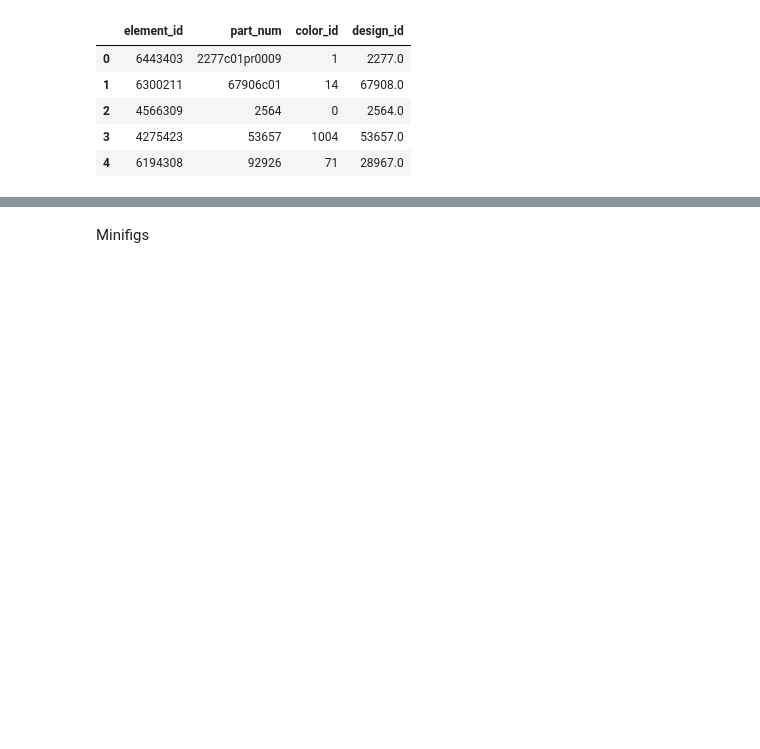
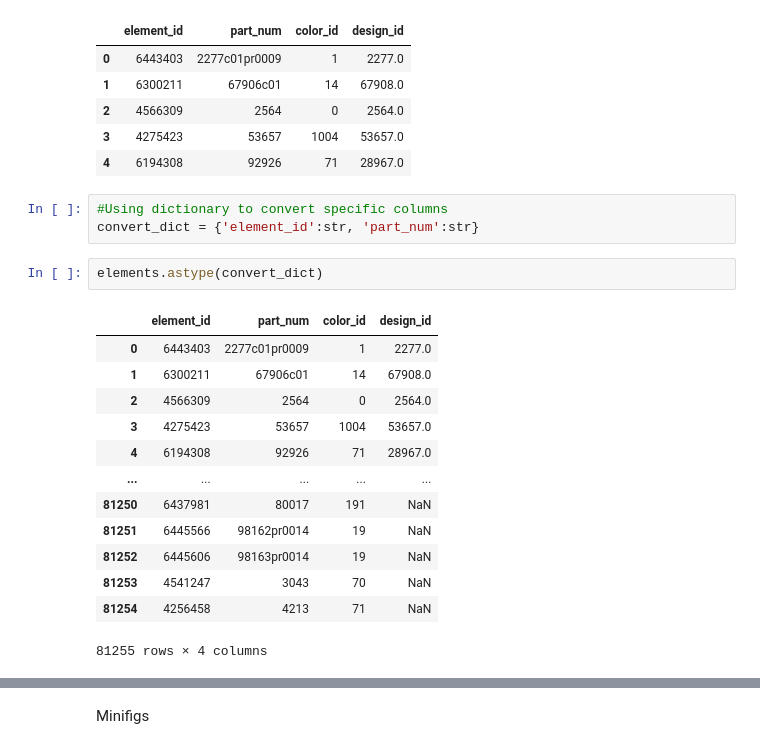
Before and after one commit to BenjaSar/AdD, a Jupyter notebook: TP_Integrador_AdD.ipynb, the cells around one changed output, grey strips where cells are left out. Saved outputs shown, nothing was run; the diff lists cells and outputs as text; blank space fills up the shorter version.

```diff
--- a/TP_Integrador_AdD.ipynb
+++ b/TP_Integrador_AdD.ipynb
@@ -372,6 +381,25 @@ elements.head()
 | 2 | 4566309 | 2564 | 0 | 2564.0 |
 | 3 | 4275423 | 53657 | 1004 | 53657.0 |
 | 4 | 6194308 | 92926 | 71 | 28967.0 |
+# %%
+#Using dictionary to convert specific columns
+convert_dict = {'element_id':str, 'part_num':str}
+# %%
+elements.astype(convert_dict)
+# %% [output]
+|  | element_id | part_num | color_id | design_id |
+| 0 | 6443403 | 2277c01pr0009 | 1 | 2277.0 |
+| 1 | 6300211 | 67906c01 | 14 | 67908.0 |
+| 2 | 4566309 | 2564 | 0 | 2564.0 |
+| 3 | 4275423 | 53657 | 1004 | 53657.0 |
+| 4 | 6194308 | 92926 | 71 | 28967.0 |
+| ... | ... | ... | ... | ... |
+| 81250 | 6437981 | 80017 | 191 | NaN |
+| 81251 | 6445566 | 98162pr0014 | 19 | NaN |
+| 81252 | 6445606 | 98163pr0014 | 19 | NaN |
+| 81253 | 4541247 | 3043 | 70 | NaN |
+| 81254 | 4256458 | 4213 | 71 | NaN |
+81255 rows × 4 columns
 # %%
 #Checking null data
 elements.isna().sum()
```
Also changed, not shown: parts of 52 cells of this notebook.
